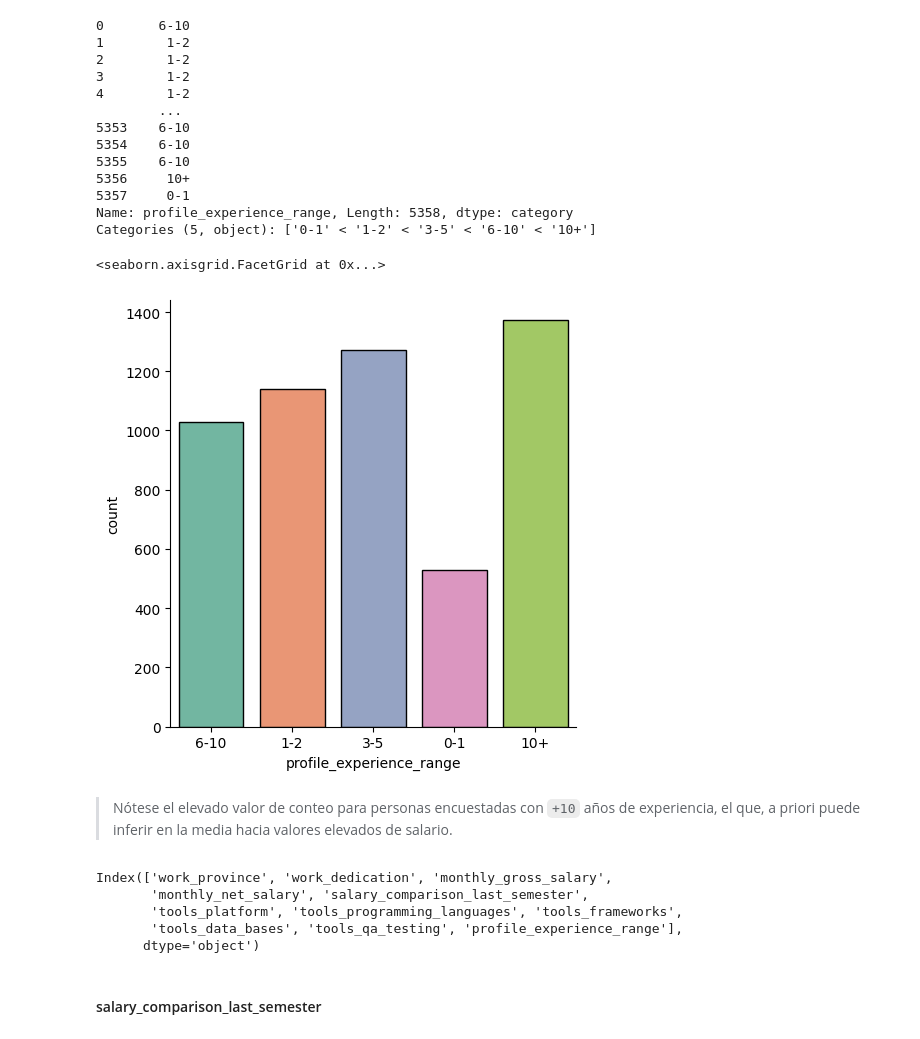
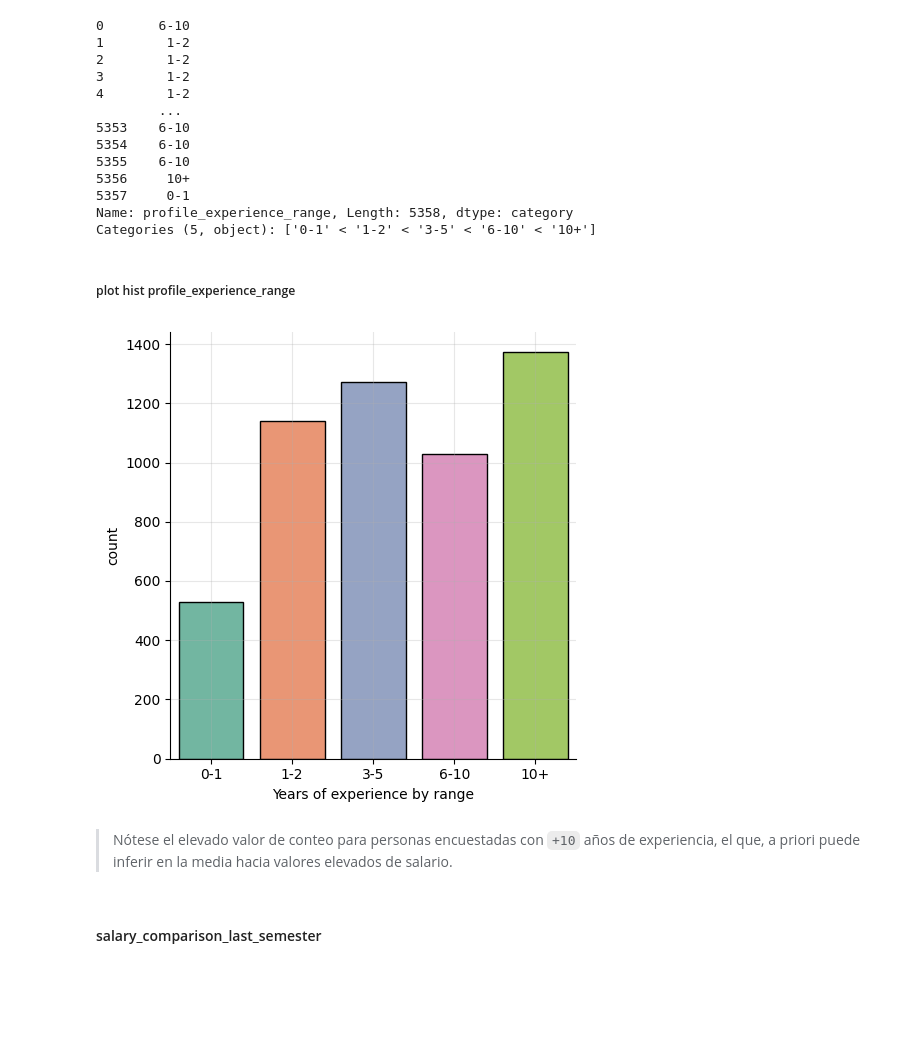
Before and after one commit to brivadeneira/diplo-notes, a Jupyter notebook: salary_vs_programming_languages/preprocessing_salary_vs_programming_languages.ipynb, the cells around one changed output. Drawn from its saved outputs; the diff is of its cells as text; code cells hidden in the pictures; blank space fills up the shorter version.

```diff
--- a/salary_vs_programming_languages/preprocessing_salary_vs_programming_languages.ipynb
+++ b/salary_vs_programming_languages/preprocessing_salary_vs_programming_languages.ipynb
@@ -76,6 +77,7 @@ df = df.rename(columns = {
     'salary_%_cripto': 'crypto_salary_percentage',
     'Trabajo de': 'role',
     'Si trabajas bajo un esquema híbrido ¿Cuántos días a la semana vas a la oficina?': 'hybrid_office_days_per_week',
+    'profile_studies_level': 'profile_level_study',
 })
 # %%
 df.columns
@@ -122,14 +123,13 @@ Las columnas de interés y sus correspondientes tipos para este análisis son:
+# %%
+columns_of_interest = ['work_dedication',
+                       'monthly_gross_salary',
+                       'monthly_net_salary',
+                       'salary_comparison_last_semester',
+                       'profile_years_experience',
+                       'tools_programming_languages',
+                       'profile_level_study',
+                       'profile_gender',]
 # %%
-df = df[['work_province',
-         'work_dedication',
-         'monthly_gross_salary',
-         'monthly_net_salary',
-         'salary_comparison_last_semester',
-         'profile_years_experience',
-         'tools_platform',
-         'tools_programming_languages',
-         'tools_frameworks',
-         'tools_data_bases',
-         'tools_qa_testing']]
+df = df[columns_of_interest]
 df.head()
 # %% [output]
@@ -293,7 +311,8 @@ df[['profile_years_experience', 'profile_experience_range']].head(10)
 | 8 | 0.00000 | 0-1 |
 | 9 | 0.00000 | 0-1 |
 # %%
-exp_range_cat = CategoricalDtype(categories=['0-1', '1-2', '3-5', '6-10', '10+'], ordered=True)
+exp_ranges = ['0-1', '1-2', '3-5', '6-10', '10+']
+exp_range_cat = CategoricalDtype(categories=exp_ranges, ordered=True)
 df.astype(exp_range_cat).profile_experience_range
 # %% [output]
 0       6-10
@@ -309,28 +328,26 @@ df.astype(exp_range_cat).profile_experience_range
 5357     0-1
 Name: profile_experience_range, Length: 5358, dtype: category
 Categories (5, object): ['0-1' < '1-2' < '3-5' < '6-10' < '10+']
+# %% [markdown]
+##### plot hist profile_experience_range
 # %%
 sns.catplot(data=df,
             x='profile_experience_range',
             kind='count',
+            order=exp_ranges,
             palette=CATEGORICAL_PALETTE,
-           edgecolor='black')
+            edgecolor='black')
+
+ax = plt.gca()
+
+ax.figsize=FIGSIZE
+ax.grid(alpha=0.3)
+
+plt.xlabel('Years of experience by range')
+plt.tight_layout()
 # %% [output]
-<seaborn.axisgrid.FacetGrid at 0x...>
-[figure, old version]
+[figure, new version]
 # %% [markdown]
 > Nótese el elevado valor de conteo para personas encuestadas con `+10` años de experiencia, el que, a priori puede inferir en la media hacia valores elevados de salario.
-# %%
-df = df[['work_province', 'work_dedication', 'monthly_gross_salary',
-         'monthly_net_salary', 'salary_comparison_last_semester',
-         'tools_platform', 'tools_programming_languages', 'tools_frameworks',
-         'tools_data_bases', 'tools_qa_testing', 'profile_experience_range']]
-df.columns
-# %% [output]
-Index(['work_province', 'work_dedication', 'monthly_gross_salary',
-       'monthly_net_salary', 'salary_comparison_last_semester',
-       'tools_platform', 'tools_programming_languages', 'tools_frameworks',
-       'tools_data_bases', 'tools_qa_testing', 'profile_experience_range'],
-      dtype='object')
 # %% [markdown]
 #### salary_comparison_last_semester
```
Also changed, not shown: parts of 147 cells of this notebook, 1 other file.
